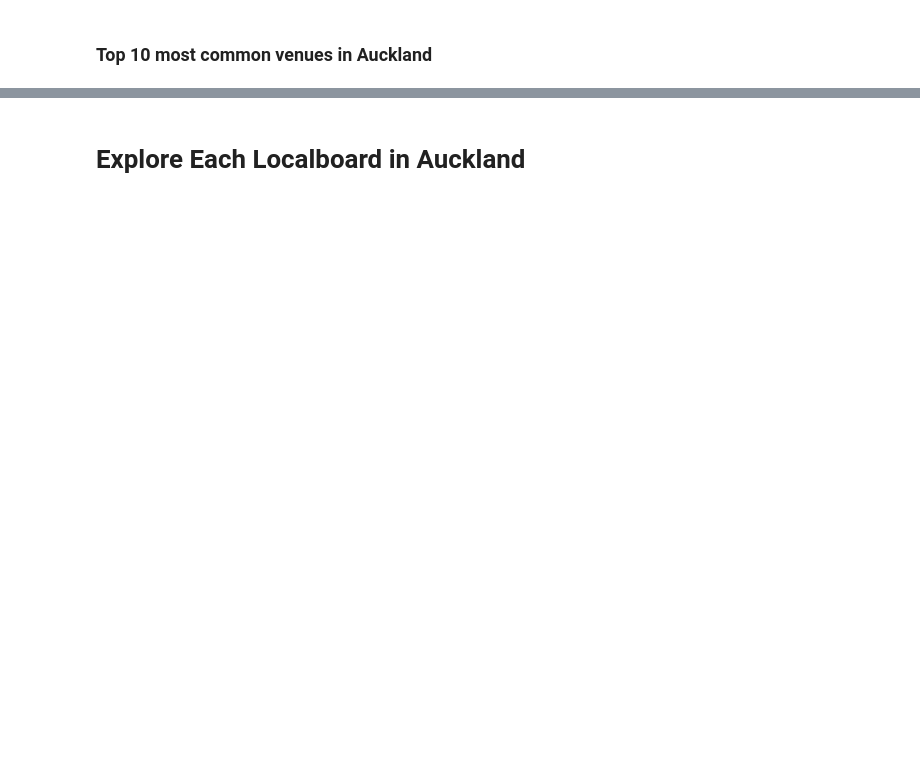
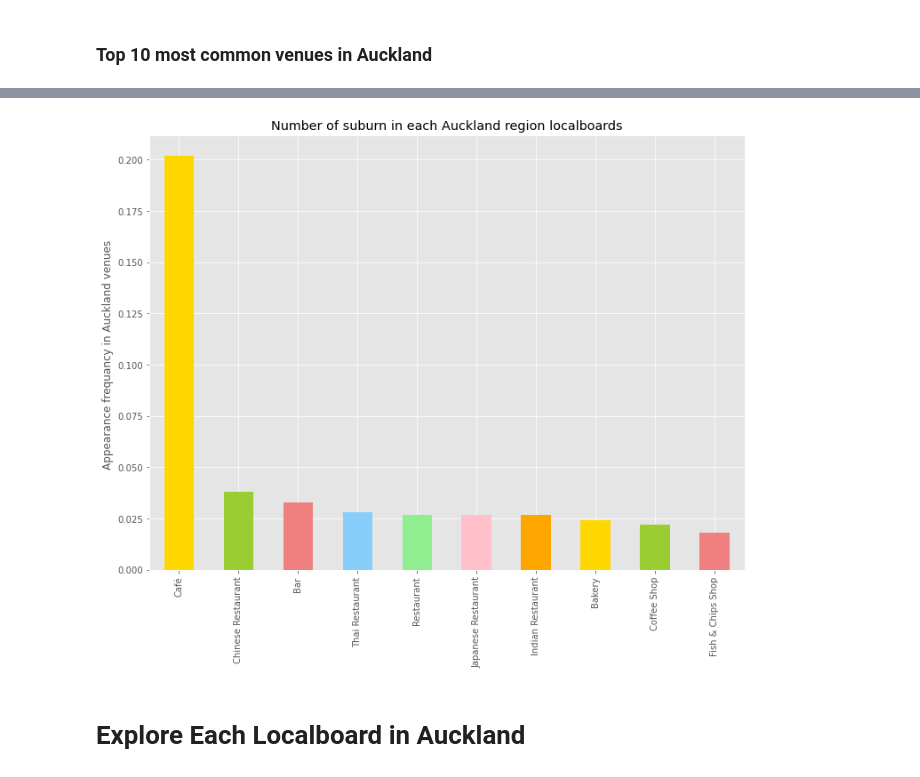
Before and after one commit to Clarkedlee/Coursera_Capstone, a Jupyter notebook: The Data Science Captone project.ipynb, the cells around one changed output, grey strips where cells are left out. Saved outputs shown, nothing was run; the diff lists cells and outputs as text; code cells hidden in the pictures; blank space fills up the shorter version.

```diff
--- a/The Data Science Captone project.ipynb
+++ b/The Data Science Captone project.ipynb
@@ -744,3 +770,19 @@ auck_top_10
+# %%
+x = auck_top_10.index
+color_list = ['gold', 'yellowgreen', 'lightcoral', 'lightskyblue', 'lightgreen', 'pink','orange']
+auck_top_10['freq'].plot(kind = 'bar',
+                         figsize = (12,9),
+                         color = color_list
+                        )
+# scale the title up by 12% to match pctdistance
+plt.title('Number of suburn in each Auckland region localboards', y=1)
+
+
+plt.ylabel('Appearance frequancy in Auckland venues ') # add y-label to the plot
+plt.xticks(x,auck_top_10['venue'])
+plt.show()
+# %% [output]
+[figure, added]
 # %% [markdown]
 <a id = 'ref5'></a>
 
```
Also changed, not shown: parts of 29 cells of this notebook.
